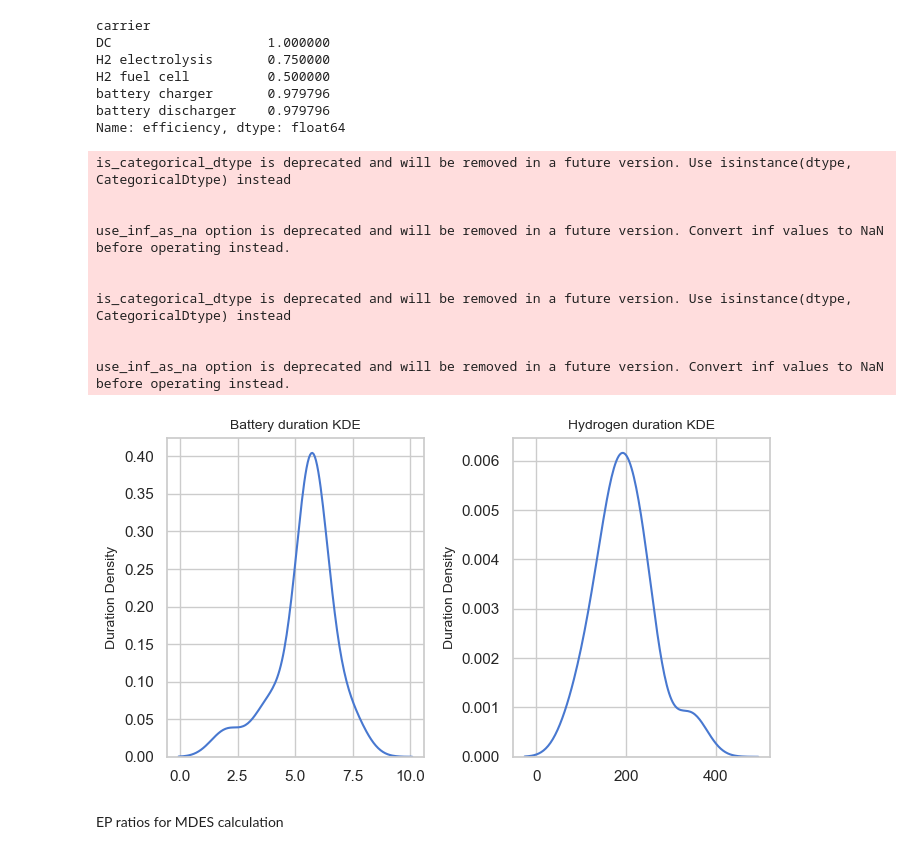
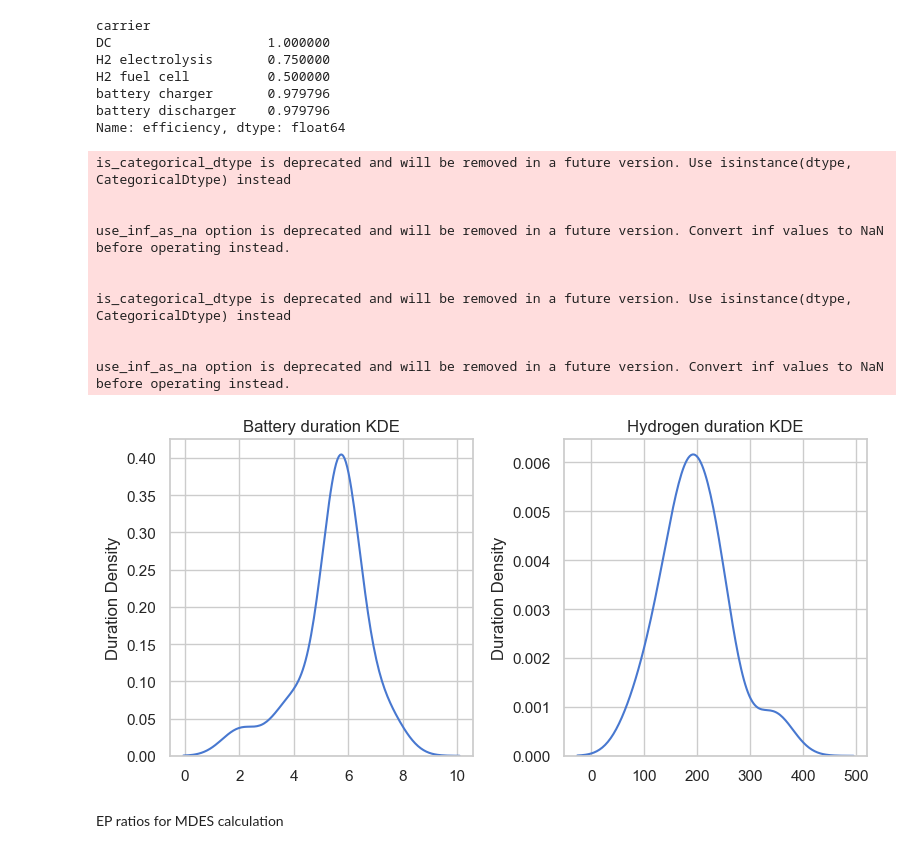
Before and after one commit to DKMahto/Thesis-codes, a Jupyter notebook: Jupyter-plotting-and-analysis/Design of MDES analysis.ipynb, the cells around one changed output. Drawn from its saved outputs; the diff is of its cells as text; code cells hidden in the pictures.

```diff
--- a/Jupyter-plotting-and-analysis/Design of MDES analysis.ipynb
+++ b/Jupyter-plotting-and-analysis/Design of MDES analysis.ipynb
@@ -261,30 +268,30 @@ H2 = duration_H2.values.flatten()[duration_H2.values.flatten()>0]
 battery = duration_battery.values.flatten()[duration_battery.values.flatten()>0]
 # %%
 sns.set(style="whitegrid", palette="muted")
-fig = plt.figure(figsize=(7, 4))
+fig = plt.figure(figsize=(8, 4))
 ax1 = fig.add_subplot(121)
 sns.kdeplot(battery, bw_method=0.55, legend=True, label="Battery", ax=ax1)
-ax1.set_title("Battery duration KDE", fontsize=10)
-ax1.set_ylabel("Duration Density", fontsize=10)
+ax1.set_title("Battery duration KDE", fontsize=12)
+ax1.set_ylabel("Duration Density", fontsize=12)
 ax2 = fig.add_subplot(122)
 sns.kdeplot(H2, bw_method=0.55, legend=True, label="H2", ax=ax2)
-ax2.set_title("Hydrogen duration KDE", fontsize=10)
-ax2.set_ylabel("Duration Density", fontsize=10)
+ax2.set_title("Hydrogen duration KDE", fontsize=12)
+ax2.set_ylabel("Duration Density", fontsize=12)
 plt.tight_layout()
-plt.savefig("KDE for battery and hydrogen.pdf",bbox_inches='tight')
+#plt.savefig("KDE for battery and hydrogen.pdf",bbox_inches='tight')
 plt.show()
 # %% [output]
 is_categorical_dtype is deprecated and will be removed in a future version. Use isinstance(dtype, CategoricalDtype) instead
 
 
 use_inf_as_na option is deprecated and will be removed in a future version. Convert inf values to NaN before operating instead.
 
 
 is_categorical_dtype is deprecated and will be removed in a future version. Use isinstance(dtype, CategoricalDtype) instead
 
 
 use_inf_as_na option is deprecated and will be removed in a future version. Convert inf values to NaN before operating instead.
-[figure, old version]
+[figure, new version]
 # %% [markdown]
 EP ratios for MDES calculation
 # %%
```
Also changed, not shown: parts of 35 cells of this notebook, 4 other files.
